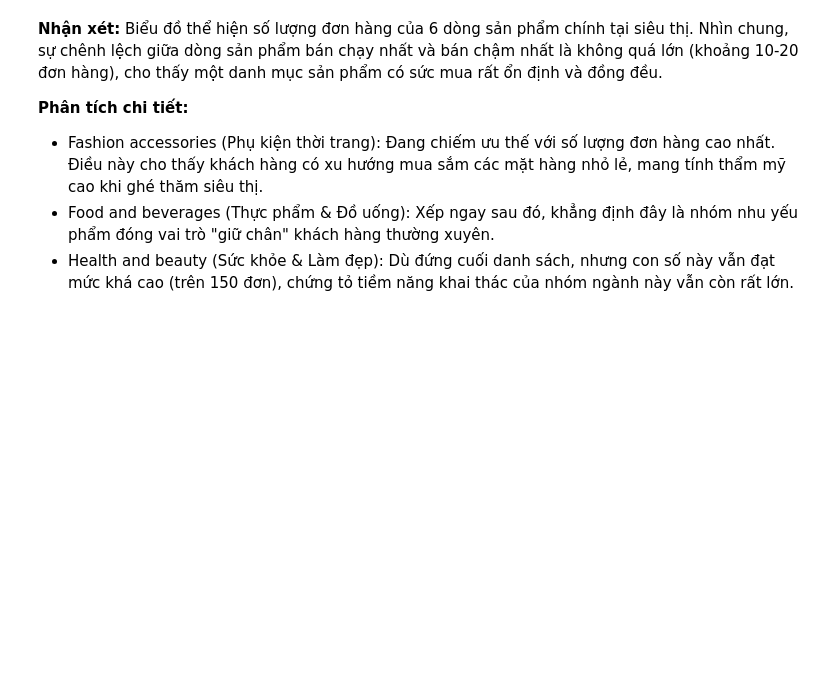
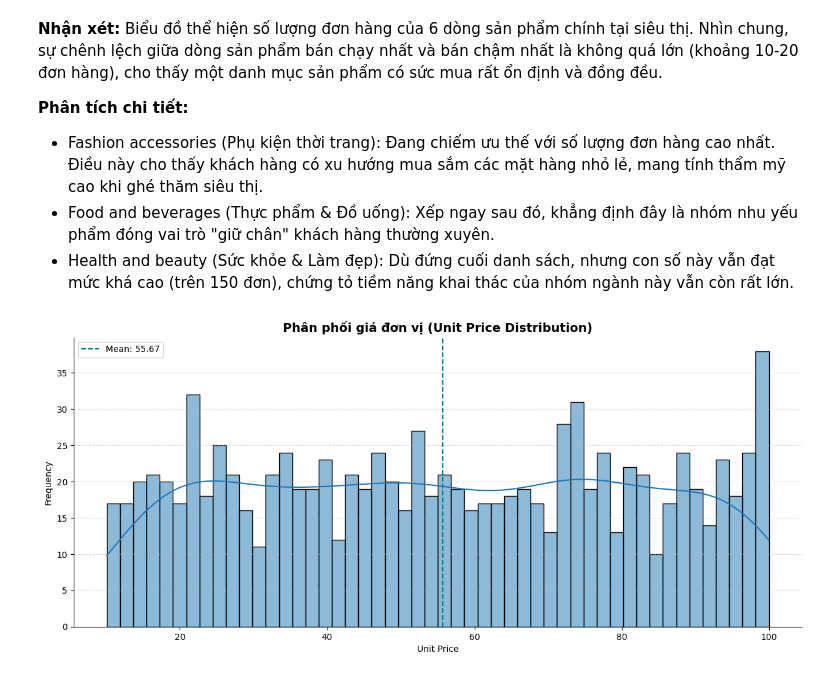
Before and after one commit to Jackxeid/Learn---MindX, a Jupyter notebook: Final Project/finalProject.ipynb, the cells around one changed output. Saved outputs shown, nothing was run; the diff lists cells and outputs as text; code cells hidden in the pictures; blank space fills up the shorter version.

```diff
--- a/Final Project/finalProject.ipynb
+++ b/Final Project/finalProject.ipynb
@@ -381,3 +368,21 @@ Passing `palette` without assigning `hue` is deprecated and will be removed in v
 - Fashion accessories (Phụ kiện thời trang): Đang chiếm ưu thế với số lượng đơn hàng cao nhất. Điều này cho thấy khách hàng có xu hướng mua sắm các mặt hàng nhỏ lẻ, mang tính thẩm mỹ cao khi ghé thăm siêu thị.
 - Food and beverages (Thực phẩm & Đồ uống): Xếp ngay sau đó, khẳng định đây là nhóm nhu yếu phẩm đóng vai trò "giữ chân" khách hàng thường xuyên.
 - Health and beauty (Sức khỏe & Làm đẹp): Dù đứng cuối danh sách, nhưng con số này vẫn đạt mức khá cao (trên 150 đơn), chứng tỏ tiềm năng khai thác của nhóm ngành này vẫn còn rất lớn.
+# %%
+# Unit price
+plt.figure(figsize=(15, 6))
+
+sns.histplot(df['Unit price'], kde=True, bins=50)
+
+plt.axvline(df['Unit price'].mean(), color='teal', linestyle='--', label=f'Mean: {df['Unit price'].mean():.2f}')
+plt.title('Phân phối giá đơn vị (Unit Price Distribution)', fontsize=14, fontweight='bold')
+plt.xlabel('Unit Price')
+plt.ylabel('Frequency')
+plt.legend()
+
+plt.grid(axis='y', linestyle='--', alpha=alpha)
+
+sns.despine()
+plt.show()
+# %% [output]
+[figure, added]
```
Also changed, not shown: parts of 5 cells of this notebook.
